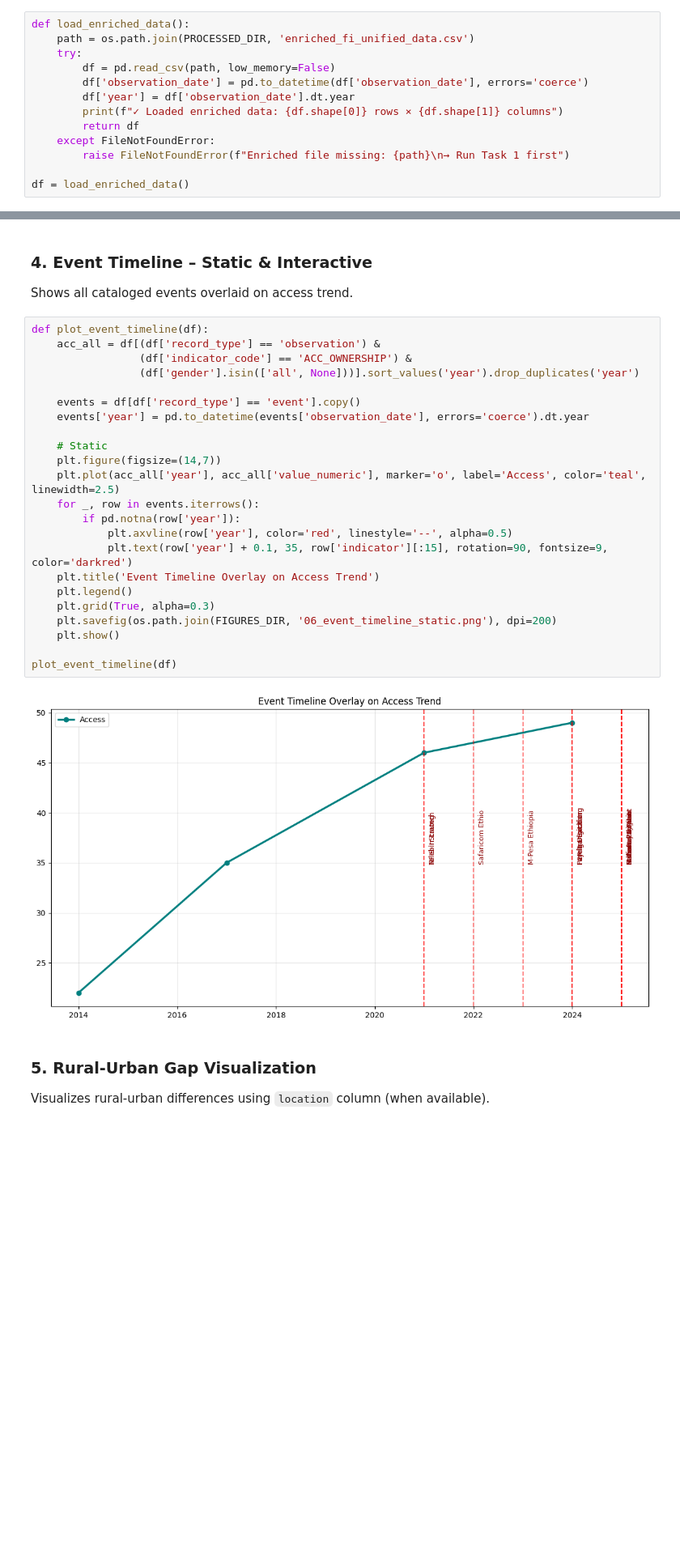
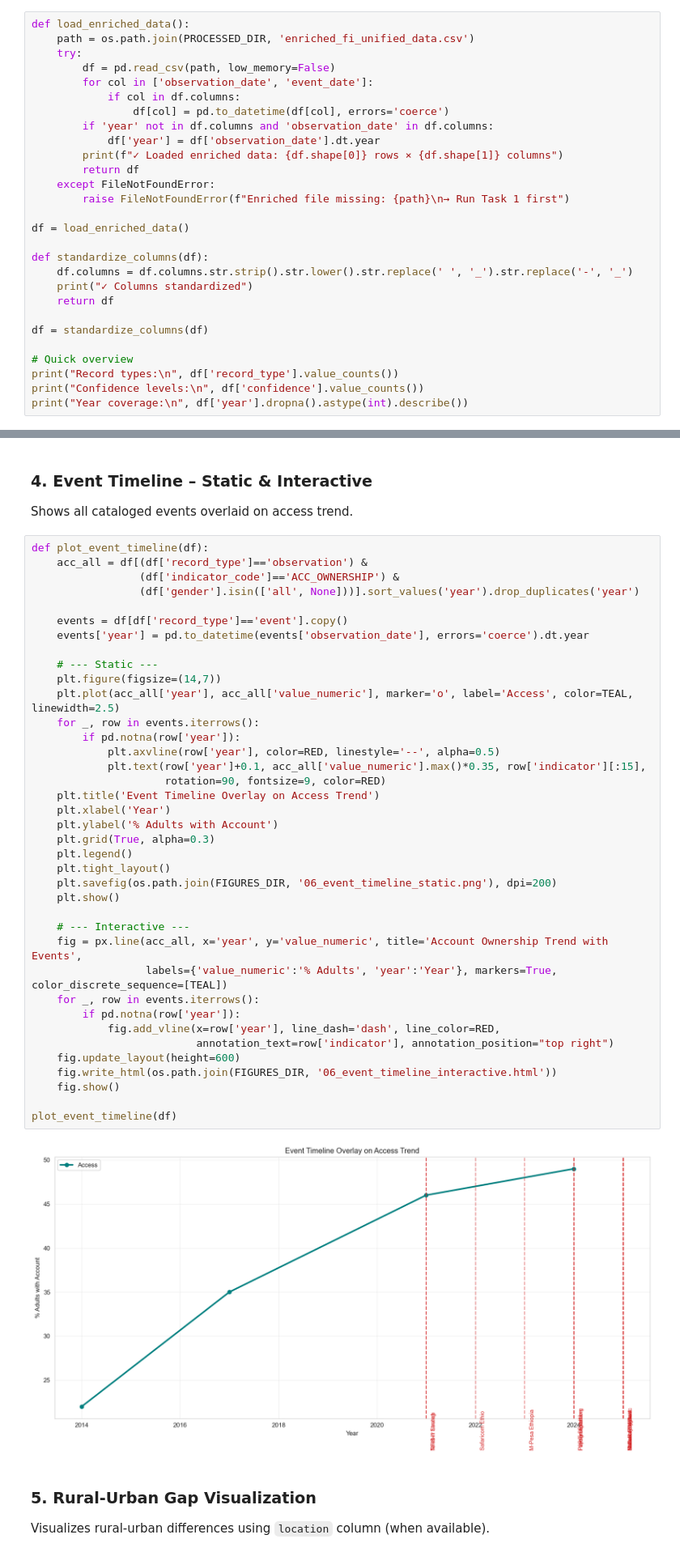
Before and after one commit to bekonad/ethiopia-financial-inclusion-forecast, a Jupyter notebook: notebooks/task2_eda.ipynb, the cells around one changed output, grey strips where cells are left out. Shown at 81% size. Cells and saved outputs as stored; diff of their text form; blank space fills up the shorter version.

```diff
--- a/notebooks/task2_eda.ipynb
+++ b/notebooks/task2_eda.ipynb
@@ -49,13 +64,28 @@ def load_enriched_data():
     path = os.path.join(PROCESSED_DIR, 'enriched_fi_unified_data.csv')
     try:
         df = pd.read_csv(path, low_memory=False)
-        df['observation_date'] = pd.to_datetime(df['observation_date'], errors='coerce')
-        df['year'] = df['observation_date'].dt.year
+        for col in ['observation_date', 'event_date']:
+            if col in df.columns:
+                df[col] = pd.to_datetime(df[col], errors='coerce')
+        if 'year' not in df.columns and 'observation_date' in df.columns:
+            df['year'] = df['observation_date'].dt.year
         print(f"✓ Loaded enriched data: {df.shape[0]} rows × {df.shape[1]} columns")
         return df
     except FileNotFoundError:
         raise FileNotFoundError(f"Enriched file missing: {path}\n→ Run Task 1 first")
 
 df = load_enriched_data()
+
+def standardize_columns(df):
+    df.columns = df.columns.str.strip().str.lower().str.replace(' ', '_').str.replace('-', '_')
+    print("✓ Columns standardized")
+    return df
+
+df = standardize_columns(df)
+
+# Quick overview
+print("Record types:\n", df['record_type'].value_counts())
+print("Confidence levels:\n", df['confidence'].value_counts())
+print("Year coverage:\n", df['year'].dropna().astype(int).describe())
 # %% [output]
 ✓ Loaded enriched data: 55 rows × 36 columns
@@ -176,29 +212,44 @@ Digital payments ~21% → usage lags access by ~28pp
 Shows all cataloged events overlaid on access trend.
 # %%
 def plot_event_timeline(df):
-    acc_all = df[(df['record_type'] == 'observation') &
-                 (df['indicator_code'] == 'ACC_OWNERSHIP') &
+    acc_all = df[(df['record_type']=='observation') &
+                 (df['indicator_code']=='ACC_OWNERSHIP') &
                  (df['gender'].isin(['all', None]))].sort_values('year').drop_duplicates('year')
 
-    events = df[df['record_type'] == 'event'].copy()
+    events = df[df['record_type']=='event'].copy()
     events['year'] = pd.to_datetime(events['observation_date'], errors='coerce').dt.year
 
-    # Static
+    # --- Static ---
     plt.figure(figsize=(14,7))
-    plt.plot(acc_all['year'], acc_all['value_numeric'], marker='o', label='Access', color='teal', linewidth=2.5)
+    plt.plot(acc_all['year'], acc_all['value_numeric'], marker='o', label='Access', color=TEAL, linewidth=2.5)
     for _, row in events.iterrows():
         if pd.notna(row['year']):
-            plt.axvline(row['year'], color='red', linestyle='--', alpha=0.5)
-            plt.text(row['year'] + 0.1, 35, row['indicator'][:15], rotation=90, fontsize=9, color='darkred')
+            plt.axvline(row['year'], color=RED, linestyle='--', alpha=0.5)
+            plt.text(row['year']+0.1, acc_all['value_numeric'].max()*0.35, row['indicator'][:15],
+                     rotation=90, fontsize=9, color=RED)
     plt.title('Event Timeline Overlay on Access Trend')
+    plt.xlabel('Year')
+    plt.ylabel('% Adults with Account')
+    plt.grid(True, alpha=0.3)
     plt.legend()
-    plt.grid(True, alpha=0.3)
+    plt.tight_layout()
     plt.savefig(os.path.join(FIGURES_DIR, '06_event_timeline_static.png'), dpi=200)
     plt.show()
 
+    # --- Interactive ---
+    fig = px.line(acc_all, x='year', y='value_numeric', title='Account Ownership Trend with Events',
+                  labels={'value_numeric':'% Adults', 'year':'Year'}, markers=True, color_discrete_sequence=[TEAL])
+    for _, row in events.iterrows():
+        if pd.notna(row['year']):
+            fig.add_vline(x=row['year'], line_dash='dash', line_color=RED,
+                          annotation_text=row['indicator'], annotation_position="top right")
+    fig.update_layout(height=600)
+    fig.write_html(os.path.join(FIGURES_DIR, '06_event_timeline_interactive.html'))
+    fig.show()
+
 plot_event_timeline(df)
 # %% [output]
-[figure, old version]
+[figure, new version]
 # %% [markdown]
 ### 5. Rural-Urban Gap Visualization
 Visualizes rural-urban differences using `location` column (when available).
```
Also changed, not shown: parts of 14 cells of this notebook, 21 other files.
